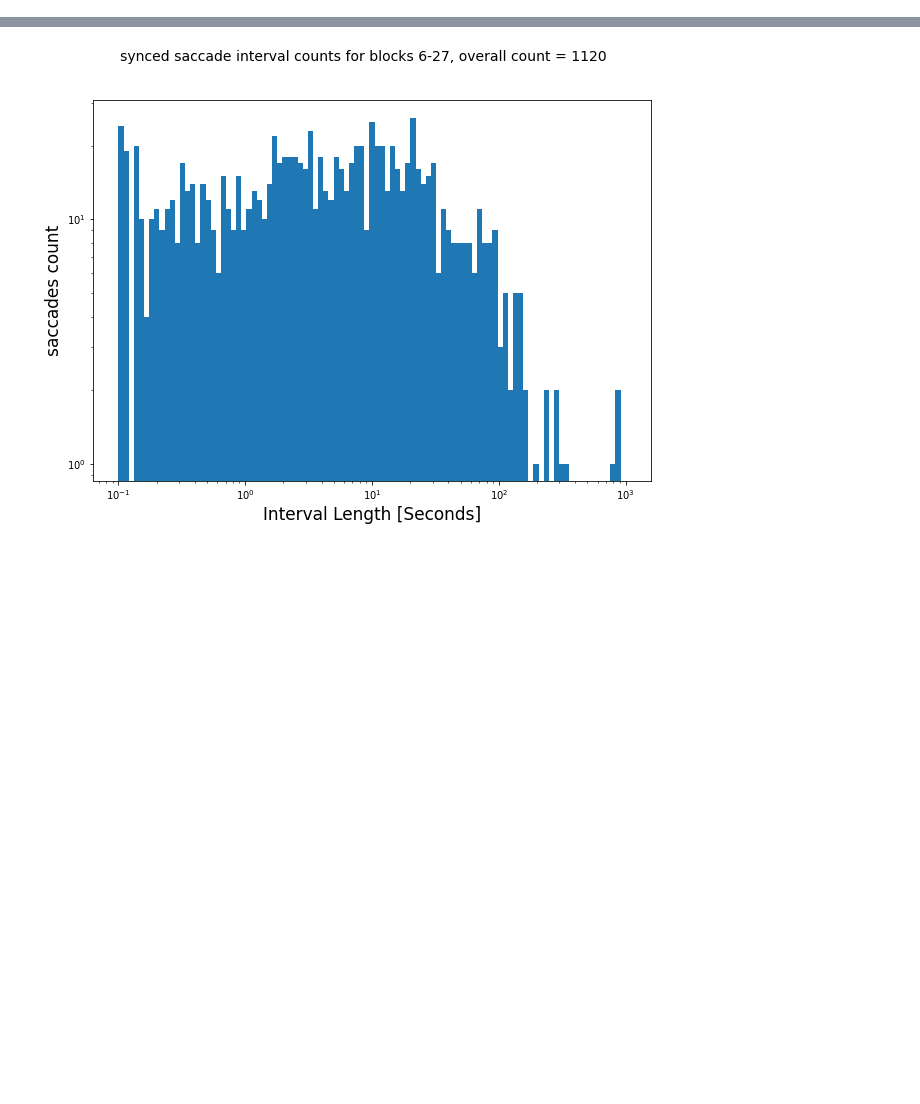
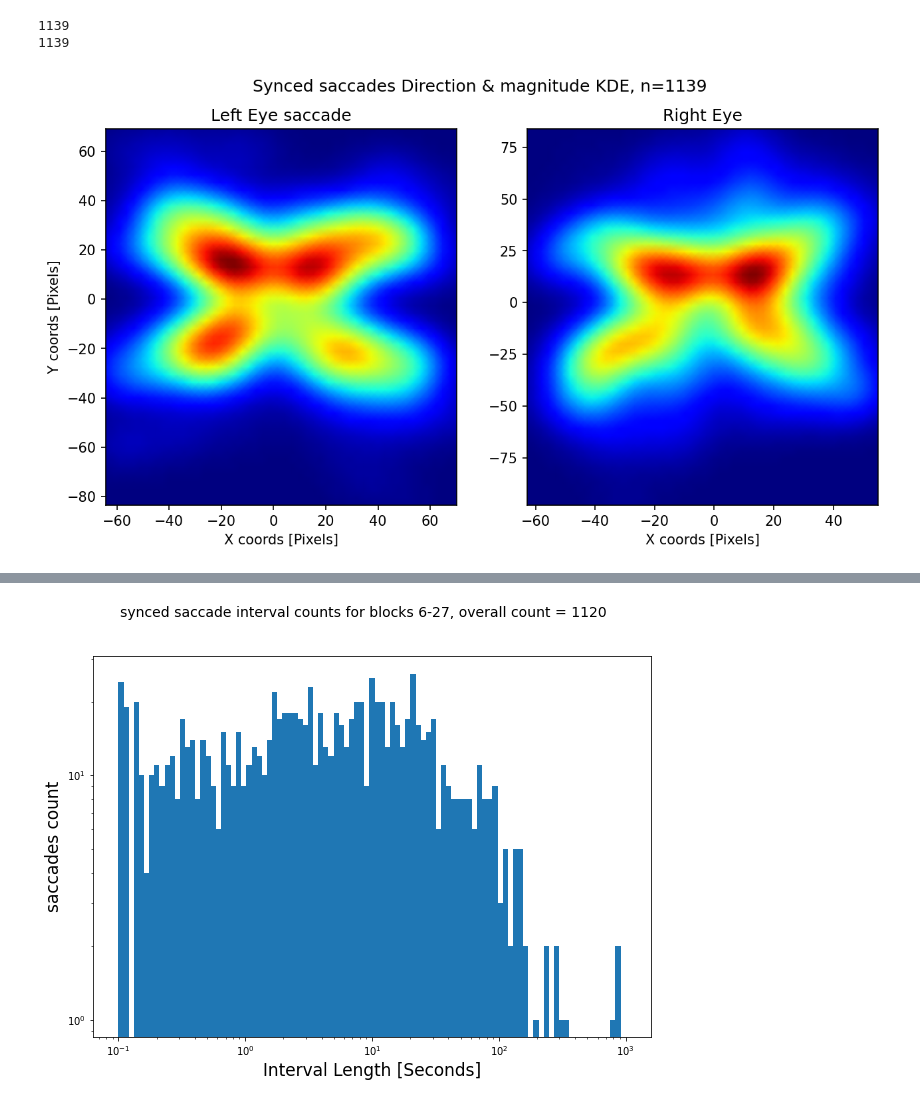
Before and after one commit to neural-electrophysiology-tool-team/Eye-Tracking-Tools, a Jupyter notebook: EyeMovementsVsEP.ipynb, the cells around one changed output, grey strips where cells are left out. Cells and saved outputs as stored; diff of their text form; code cells hidden in the pictures; blank space fills up the shorter version.

```diff
--- a/EyeMovementsVsEP.ipynb
+++ b/EyeMovementsVsEP.ipynb
@@ -682,0 +928,44 @@ non_sync_dict = saccade_dict_enricher(non_sync_dict)
+# %%
+# create an xy density plot for eye movement probability
+# collect data vectors
+
+l_dx = all_sync_df.query("eye == 'L'")['dx']
+l_dy = all_sync_df.query("eye == 'L'")['dy']
+r_dx = all_sync_df.query("eye == 'R'")['dx']
+r_dy = all_sync_df.query("eye == 'R'")['dy']
+
+
+# evaluate a gaussian kde over a regular grid of nbinx x nbins over data extants
+fig, axes = plt.subplots(ncols=2,figsize =(10,5),dpi=150)
+nbins = 50
+# left eye
+x,y = l_dx,l_dy
+print(len(x))
+k = kde.gaussian_kde(np.array([x,y]).astype(np.float))
+xi, yi = np.mgrid[x.min():x.max():nbins*1j, y.min():y.max():nbins*1j]
+zi = k(np.vstack([xi.flatten(), yi.flatten()]))
+
+axes[0].set_title('Left Eye saccade')
+axes[0].pcolormesh(xi, yi, zi.reshape(xi.shape), shading='gouraud', cmap=plt.cm.jet)
+axes[0].set_xlabel('X coords [Pixels]')
+axes[0].set_ylabel('Y coords [Pixels]')
+x,y = r_dx,r_dy
+print(len(x))
+k = kde.gaussian_kde(np.array([x,y]).astype(np.float))
+xi, yi = np.mgrid[x.min():x.max():nbins*1j, y.min():y.max():nbins*1j]
+zi = k(np.vstack([xi.flatten(), yi.flatten()]))
+# contour
+axes[1].set_title('Right Eye')
+axes[1].pcolormesh(xi, yi, zi.reshape(xi.shape), shading='gouraud', cmap=plt.cm.jet)
+axes[1].set_xlabel('X coords [Pixels]')
+
+#axes[1].set_ylabel('Y coords [Pixels]')
+
+fig.suptitle(f'Synced saccades Direction & magnitude KDE, n={len(x)}')
+#plt.savefig(fname=r'D:\MarkS3\Pictures\Graphs\Synced_saccades_Direction_Magnitude_KDE_6_27_TAKE2.png')
+#plt.colorbar(cax=axes[1])
+#axes.contour(xi, yi, zi.reshape(xi.shape) )
+# %% [output]
+1139
+1139
+[figure, added]
```
Also changed, not shown: parts of 19 cells of this notebook.
